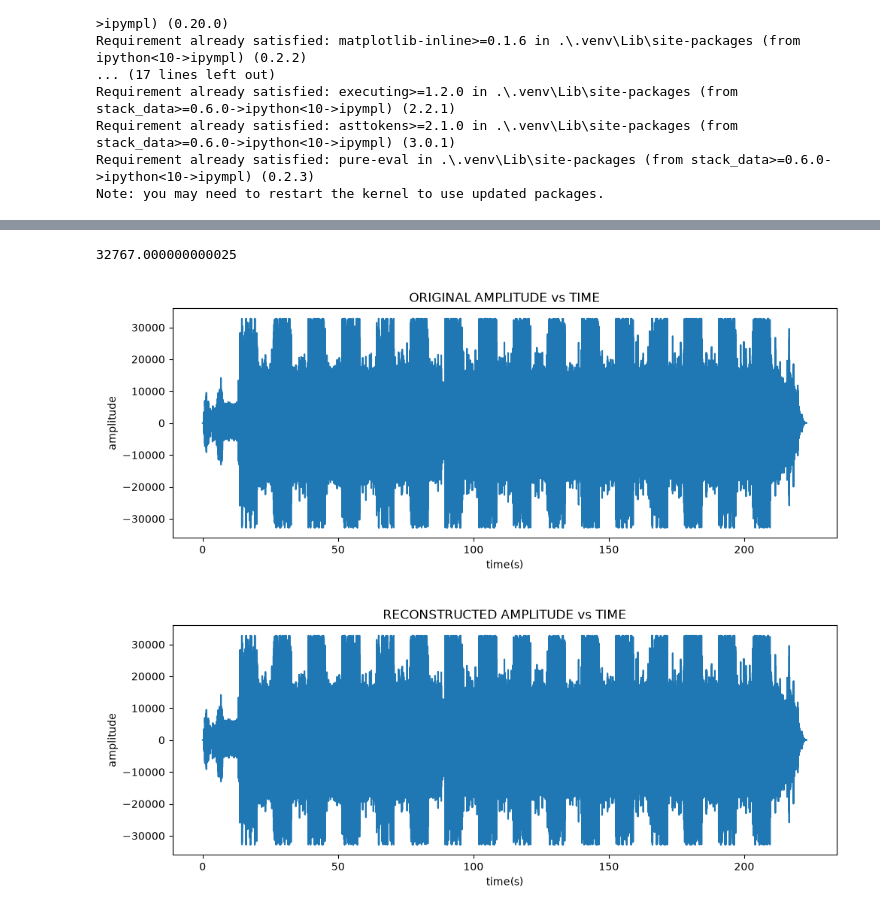
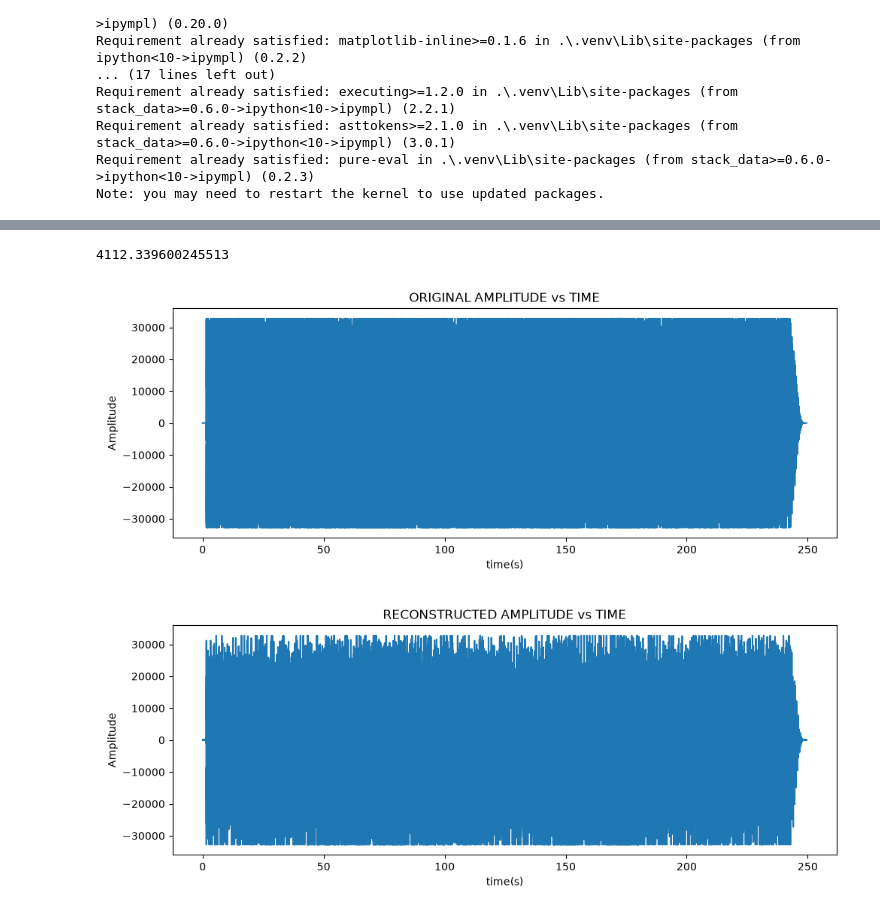
Before and after one commit to EranMaor/Audio-Processing, a Jupyter notebook: fourier.ipynb, the cells around one changed output, grey strips where cells are left out. Saved outputs shown, nothing was run; the diff lists cells and outputs as text; code cells hidden in the pictures.

Commit message:
Constrained to iPhone frequencies

```diff
--- a/fourier.ipynb
+++ b/fourier.ipynb
@@ -53,7 +53,7 @@ def plot(x, y, title, xlabel, ylabel):
 # %%
 right_limit = 23000
 
-left_data, f_transform_left, f_left, amplitude_left, right_data, f_transform_right, f_right, amplitude_right, sample_rate = transform('a_milli.wav')
-plot(f_left, amplitude_left,  'Left A Milli - Amplitude vs Frequencies (pre-shift)', 'Frequency [Hz]', 'Amplitude')
-plot(f_right, amplitude_right,  'Right A Milli - Amplitude vs Frequencies (pre-shift)', 'Frequency [Hz]', 'Amplitude')
+left_data, f_transform_left, f_left, amplitude_left, right_data, f_transform_right, f_right, amplitude_right, sample_rate = transform('ishst.wav')
+plot(f_left, amplitude_left,  'Left I Saw Her Standing There - Amplitude vs Frequencies (pre-compression)', 'Frequency [Hz]', 'Amplitude (dB)')
+plot(f_right,  amplitude_right,  'Right I Saw Her Standing There - Amplitude vs Frequencies (pre-compression)', 'Frequency [Hz]', 'Amplitude (dB)')
 # %% [output]
@@ -66,0 +80,20 @@ def remove_dc_offset(f_transform, data):
+# %%
+def adjust_to_iphone_freqs(sample_rate, f_transform, n):
+    #35Hz to #20kHz
+    #find indices by sampling frequency/#samples * frequency
+    min_freq_index = int(200*n/sample_rate)
+    max_freq_index = int(16000*n/sample_rate)
+    f_transform[:min_freq_index] = 0
+    f_transform[-min_freq_index:] = 0
+
+    f_transform[max_freq_index:-max_freq_index] = 0
+
+    amplitude = np.abs(f_transform) / (n / 2)
+    return amplitude, f_transform
+# %%
+amplitude_left_new, f_transform_left_new = adjust_to_iphone_freqs(sample_rate, f_transform_left, len(f_transform_left))
+amplitude_right_new, f_transform_right_new = adjust_to_iphone_freqs(sample_rate, f_transform_right, len(f_transform_right))
+
+# Plot post-compression in decibels (dB)
+plot(f_left, amplitude_left_new,  'Left I Saw Her Standing There - Amplitude vs Frequencies (post-compression)', 'Frequency [Hz]', 'Amplitude')
+plot(f_right, amplitude_right_new,  'Right I Saw Her Standing There - Amplitude vs Frequencies (post-compression)', 'Frequency [Hz]', 'Amplitude')
@@ -72,24 +108,26 @@ def inverse_transform(left, right, sample_rate, output_filename):
     reconstructed_left_real = np.real(reconstructed_left)
     reconstructed_right_real = np.real(reconstructed_right)
 
-    reconstructed_real = reconstructed = np.stack((reconstructed_left_real, reconstructed_right_real), axis=1)
-    audio_data_int16 = np.int16(reconstructed_real * 32767)
+    reconstructed_real = np.stack((reconstructed_left_real, reconstructed_right_real), axis=1)
+    audio_data_int16 = np.int16(np.clip(reconstructed_real, -32768, 32767))
 
     wavfile.write(output_filename, sample_rate, audio_data_int16)
 
-    return reconstructed_real
+    return audio_data_int16
 # %%
-reconstructed_data = inverse_transform(f_transform_left, f_transform_right, sample_rate, 'reconstructed.wav')
+reconstructed_data = inverse_transform(f_transform_left_new, f_transform_right_new, sample_rate, 'ishst_reconstructed.wav')
 original_data = np.stack((left_data, right_data), axis=1)
+
 delta = reconstructed_data - original_data
+print(np.mean(np.abs(delta)))
 reconstructed_ld = reconstructed_data[:, 0]
 duration = len(original_data) / sample_rate
 time = np.linspace(0.0, duration, num=len(original_data))
 
-
-plot(time, left_data, 'ORIGINAL AMPLITUDE vs TIME', 'time(s)', 'amplitude')
-plot(time, reconstructed_ld, 'RECONSTRUCTED AMPLITUDE vs TIME', 'time(s)', 'amplitude')
+dbfs_ref = 32768.0
+plot(time, left_data, 'ORIGINAL AMPLITUDE vs TIME', 'time(s)', 'Amplitude')
+plot(time, reconstructed_ld, 'RECONSTRUCTED AMPLITUDE vs TIME', 'time(s)', 'Amplitude')
 # %% [output]
-32767.000000000025
+4112.339600245513
-[figure, old version]
+[figure, new version]
-[figure, old version]
+[figure, new version]
```
Also changed, not shown: parts of 4 cells of this notebook, 4 other files.
